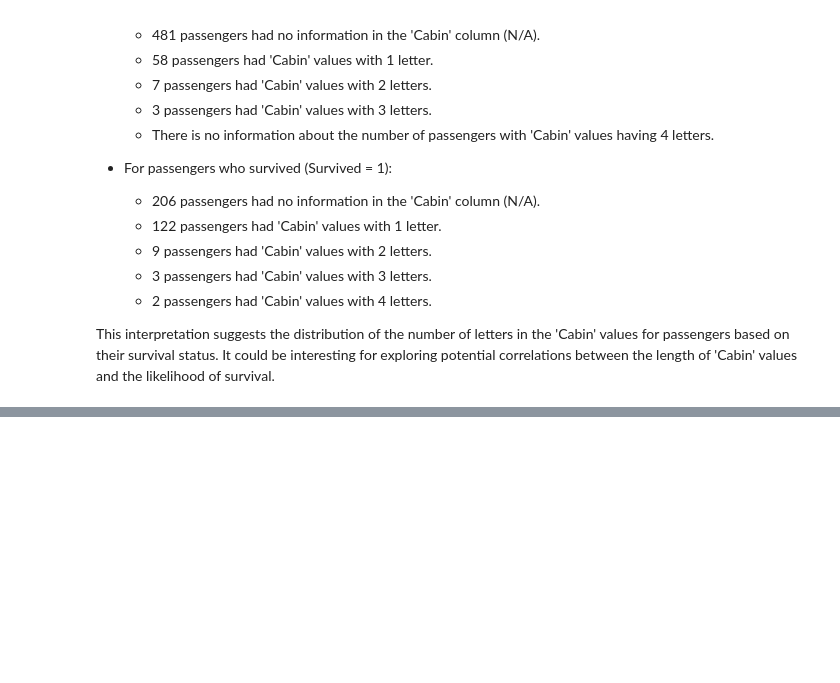
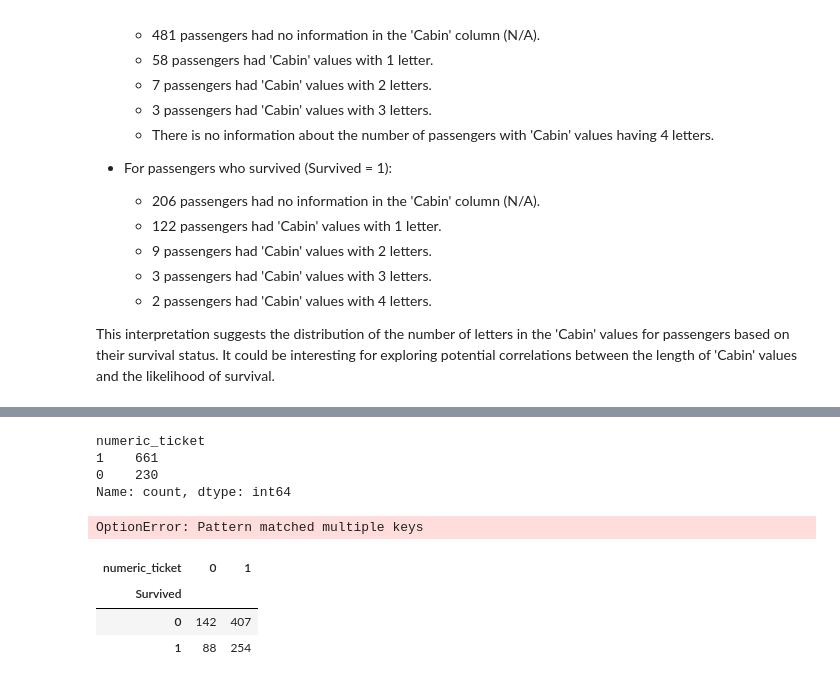
Before and after one commit to 0xaiman/repokagglestuff, a Jupyter notebook: titanic.ipynb, the cells around one changed output, grey strips where cells are left out. Saved outputs shown, nothing was run; the diff lists cells and outputs as text; code cells hidden in the pictures; blank space fills up the shorter version.

```diff
--- a/titanic.ipynb
+++ b/titanic.ipynb
@@ -326,0 +445,22 @@ This interpretation suggests the distribution of the number of letters in the 'C
+# %%
+train['numeric_ticket'].value_counts()
+# %% [output]
+numeric_ticket
+1    661
+0    230
+Name: count, dtype: int64
+# %%
+#lets us view all rows in dataframe through scrolling. This is for convenience
+pd.reset_option("max_rows")
+pd.set_option("max_rows", None)
+train['ticket_letters'].value_counts()
+# %% [output]
+OptionError: Pattern matched multiple keys
+# %%
+#difference in numeric vs non-numeric tickets in survival rate
+pd.pivot_table(train,index='Survived',columns='numeric_ticket', values = 'Ticket', aggfunc='count')
+# %% [output]
+| numeric_ticket | 0 | 1 |
+| Survived |  |  |
+| 0 | 142 | 407 |
+| 1 | 88 | 254 |
```
Also changed, not shown: parts of 26 cells of this notebook.
